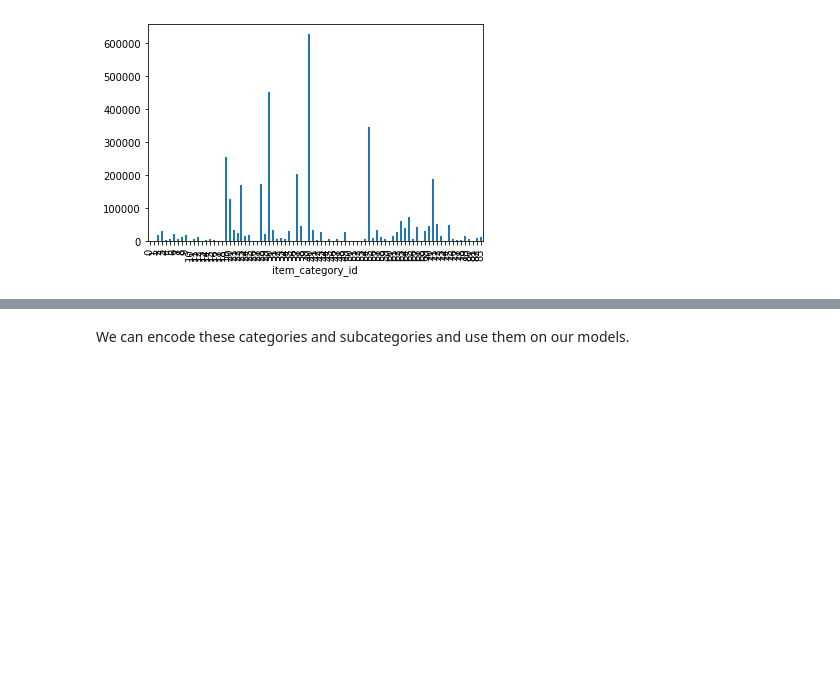
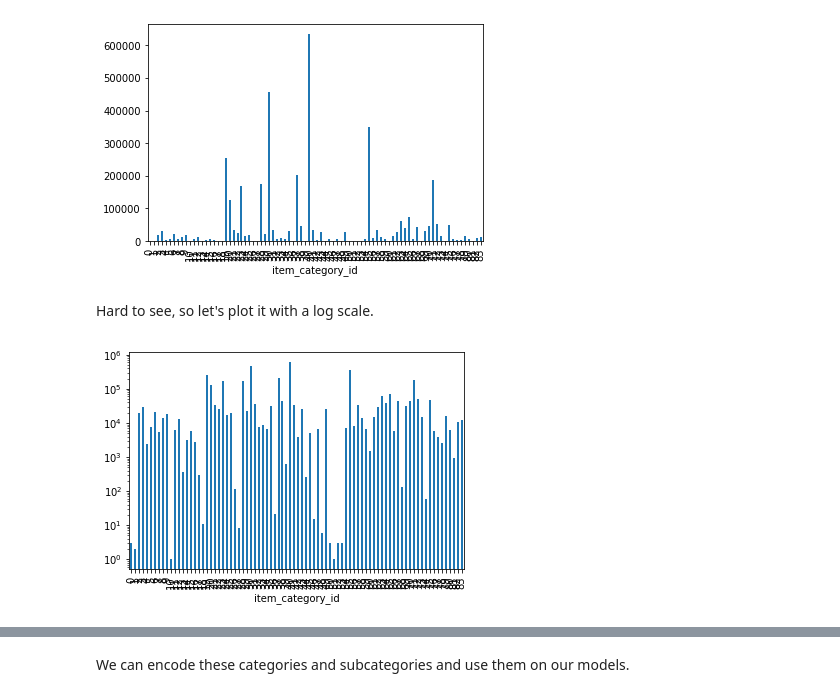
Before and after one commit to caioaao/hse-aml-final-project, a Jupyter notebook: notebooks/02-EDA-category metadata & shop encoding.ipynb, the cells around one changed output, grey strips where cells are left out. Cells and saved outputs as stored; diff of their text form; code cells hidden in the pictures; blank space fills up the shorter version.

```diff
--- a/notebooks/02-EDA-category metadata & shop encoding.ipynb
+++ b/notebooks/02-EDA-category metadata & shop encoding.ipynb
@@ -195,3 +195,10 @@ sales_train_with_categories_metadata.groupby(by='item_category_id')['item_cnt'].
 # %% [output]
 <AxesSubplot:xlabel='item_category_id'>
 [figure]
+# %% [markdown]
+Hard to see, so let's plot it with a log scale.
+# %%
+ax = sales_train_with_categories_metadata.groupby(by='item_category_id')['item_cnt'].sum().plot.bar()
+ax.set_yscale('log')
+# %% [output]
+[figure, added]
```
Also changed, not shown: parts of 7 cells of this notebook.
